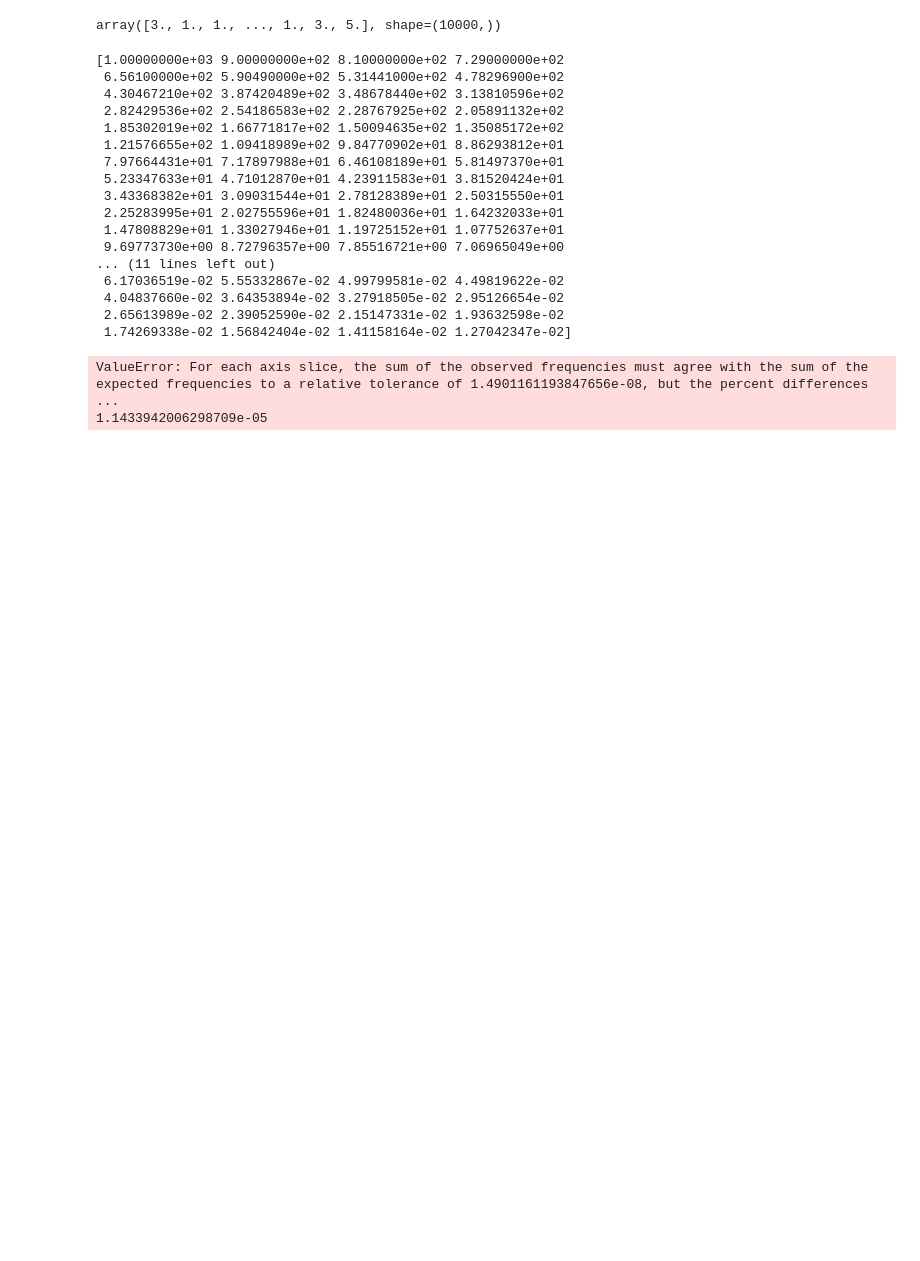
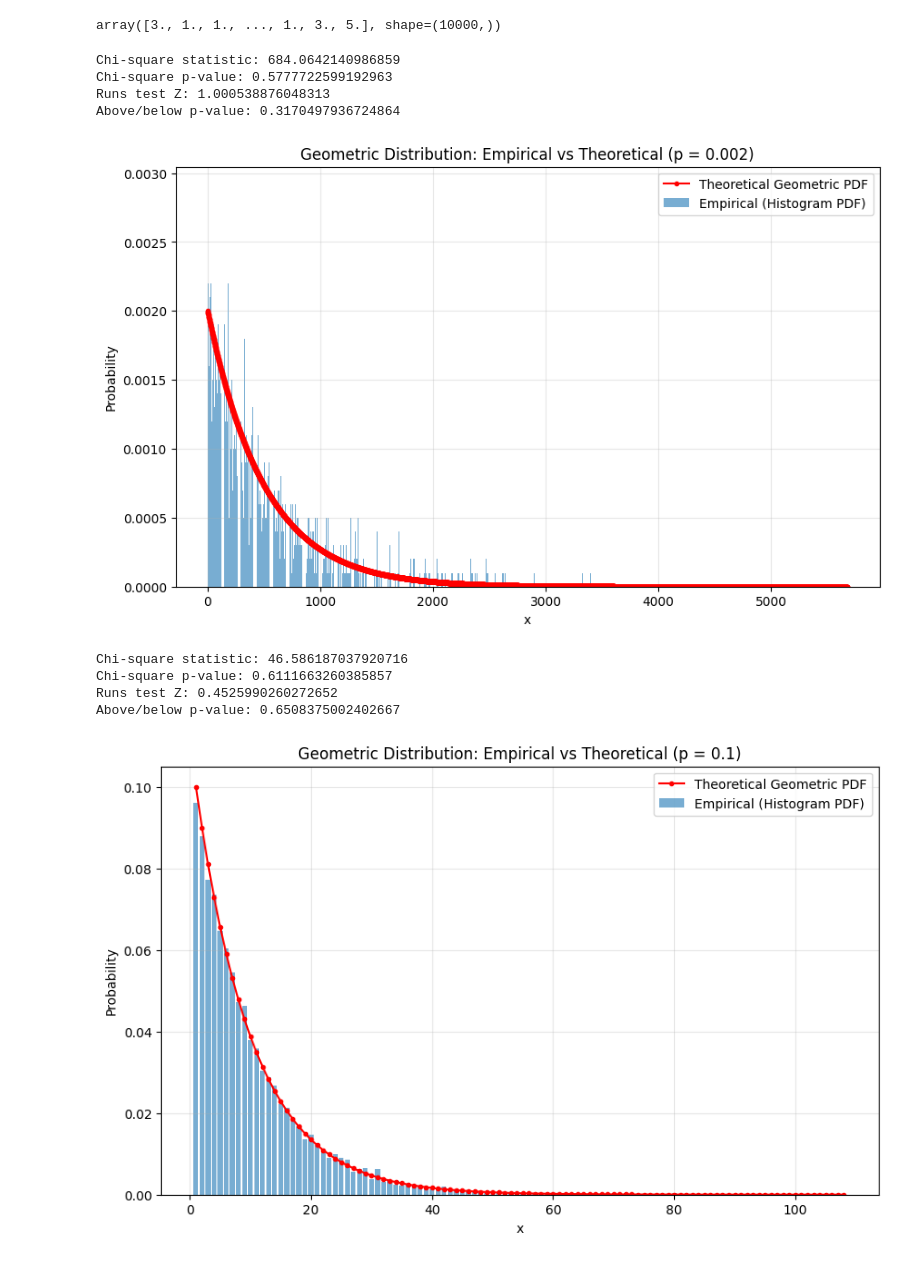
Before and after one commit to AgnesOlsen/02443_Stocastic_Simulation, a Jupyter notebook: Notebooks/Katrine.ipynb, the cells around one changed output. Saved outputs shown, nothing was run; the diff lists cells and outputs as text; code cells hidden in the pictures; blank space fills up the shorter version.

```diff
--- a/Notebooks/Katrine.ipynb
+++ b/Notebooks/Katrine.ipynb
@@ -383,56 +384,61 @@ geometric_sample
 # %% [output]
 array([3., 1., 1., ..., 1., 3., 5.], shape=(10000,))
 # %%
-p = [0.1,0.3,0.5,0.7,0.9]
+p = [0.002,0.1,0.3,0.5,0.7,0.9]
 
 for element in p:
+    np.random.seed(42)
+    U = np.random.rand(n)
     geometric_sample = (np.floor(np.log(U)/np.log(1-element))).astype(int) + 1
 
     max_x = geometric_sample.max()
     x_vals = np.arange(1, max_x + 1)
 
-    obs_counts = np.bincount(geometric_sample)[1:]  # skip index 0
+    obs_counts = np.bincount(geometric_sample, minlength=max_x+1)[1:]
     hist_pdf = obs_counts / n
 
 
     theoretical_pdf = element * (1 - element) ** (x_vals - 1)
+    exp_counts = theoretical_pdf * n
 
-    exp_counts = theoretical_pdf * n
-    print(exp_counts)
-    chi_stat, p_value = chisquare(f_obs=obs_counts, f_exp=exp_counts)
+    mask = exp_counts >= 5
+    obs = obs_counts[mask]
+    exp = exp_counts[mask]
+
+
+    exp = exp * (obs.sum() / exp.sum())
+    chi_stat, p_value = chisquare(f_obs=obs, f_exp=exp)
 
     print("Chi-square statistic:", chi_stat)
-    print("p-value:", p_value)
+    print("Chi-square p-value:", p_value)
+
+
+
+    z_stat, p_value = runstest_1samp(geometric_sample, cutoff="median")
+
+    print("Runs test Z:", z_stat)
+    print("Above/below p-value:", p_value)
 
     plt.figure(figsize=(10, 6))
     plt.bar(x_vals, hist_pdf, alpha=0.6, label="Empirical (Histogram PDF)")
     plt.plot(x_vals, theoretical_pdf, 'r-', marker='o', markersize=3,
          label="Theoretical Geometric PDF")
 
     plt.title(f"Geometric Distribution: Empirical vs Theoretical (p = {element})")
     plt.xlabel("x")
     plt.ylabel("Probability")
     plt.legend()
     plt.grid(alpha=0.3)
 
     plt.show()
 # %% [output]
-[1.00000000e+03 9.00000000e+02 8.10000000e+02 7.29000000e+02
- 6.56100000e+02 5.90490000e+02 5.31441000e+02 4.78296900e+02
- 4.30467210e+02 3.87420489e+02 3.48678440e+02 3.13810596e+02
- 2.82429536e+02 2.54186583e+02 2.28767925e+02 2.05891132e+02
- 1.85302019e+02 1.66771817e+02 1.50094635e+02 1.35085172e+02
- 1.21576655e+02 1.09418989e+02 9.84770902e+01 8.86293812e+01
- 7.97664431e+01 7.17897988e+01 6.46108189e+01 5.81497370e+01
- 5.23347633e+01 4.71012870e+01 4.23911583e+01 3.81520424e+01
- 3.43368382e+01 3.09031544e+01 2.78128389e+01 2.50315550e+01
- 2.25283995e+01 2.02755596e+01 1.82480036e+01 1.64232033e+01
- 1.47808829e+01 1.33027946e+01 1.19725152e+01 1.07752637e+01
- 9.69773730e+00 8.72796357e+00 7.85516721e+00 7.06965049e+00
-... (11 lines left out)
- 6.17036519e-02 5.55332867e-02 4.99799581e-02 4.49819622e-02
- 4.04837660e-02 3.64353894e-02 3.27918505e-02 2.95126654e-02
- 2.65613989e-02 2.39052590e-02 2.15147331e-02 1.93632598e-02
- 1.74269338e-02 1.56842404e-02 1.41158164e-02 1.27042347e-02]
+Chi-square statistic: 684.0642140986859
+Chi-square p-value: 0.5777722599192963
+Runs test Z: 1.000538876048313
+Above/below p-value: 0.3170497936724864
+[figure, added]
-ValueError: For each axis slice, the sum of the observed frequencies must agree with the sum of the expected frequencies to a relative tolerance of 1.4901161193847656e-08, but the percent differences  ...
-1.1433942006298709e-05
+Chi-square statistic: 46.586187037920716
+Chi-square p-value: 0.6111663260385857
+Runs test Z: 0.4525990260272652
+Above/below p-value: 0.6508375002402667
+[figure, added]
```
Also changed, not shown: parts of 2 cells of this notebook.
